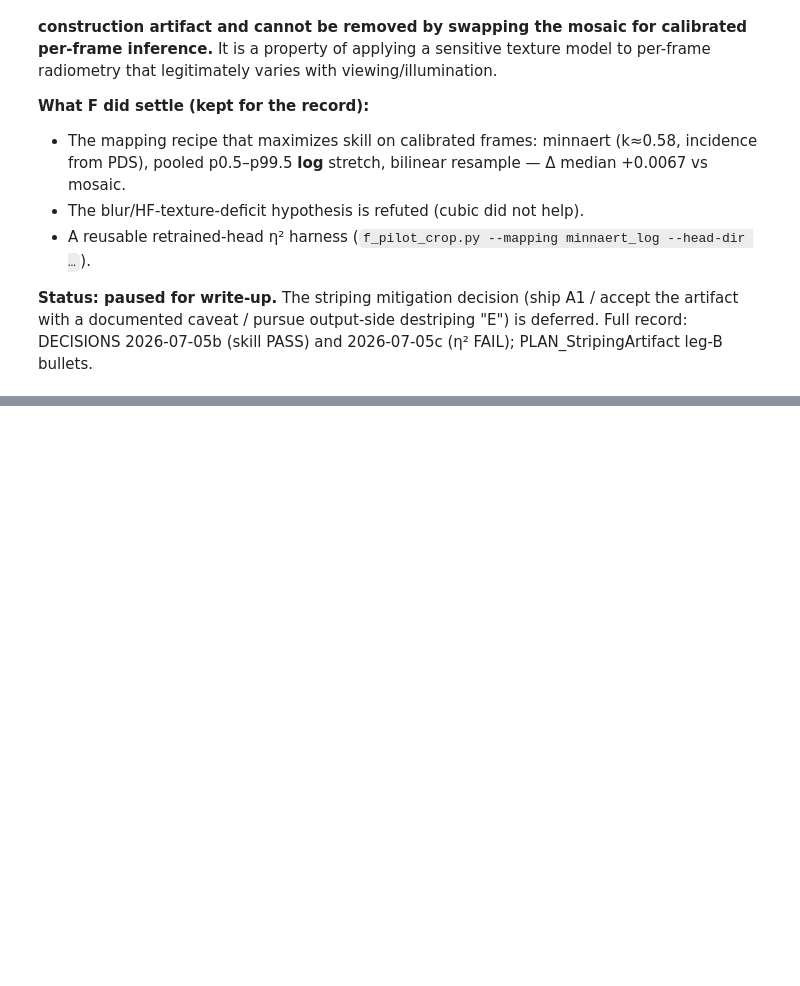
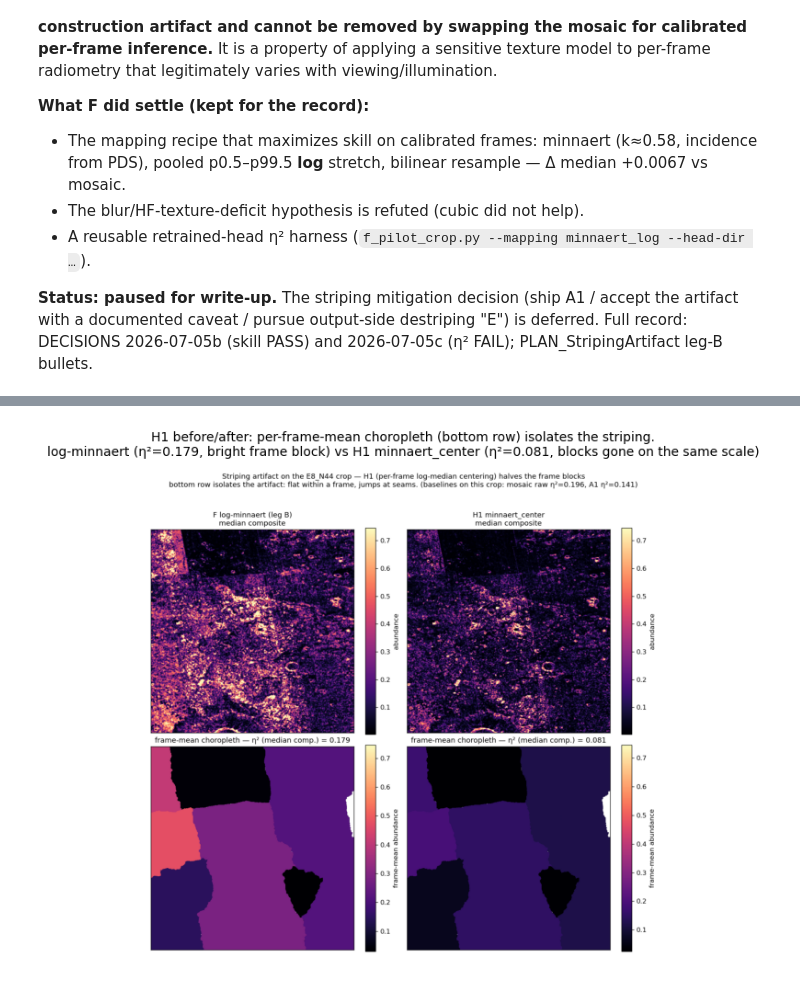
Before and after one commit to brianvamaro/hirise2ctx, a Jupyter notebook: notebooks/28_f_verdict.ipynb, the cells around one changed output, grey strips where cells are left out. Saved outputs shown, nothing was run; the diff lists cells and outputs as text; code cells hidden in the pictures; blank space fills up the shorter version.

```diff
--- a/notebooks/28_f_verdict.ipynb
+++ b/notebooks/28_f_verdict.ipynb
@@ -193,0 +240,9 @@ with a documented caveat / pursue output-side destriping "E") is deferred. Full
+# %%
+fig, ax = plt.subplots(figsize=(15, 7))
+ax.imshow(mpimg.imread(FIG / "f_h1_before_after_choropleth.png")); ax.axis("off")
+ax.set_title("H1 before/after: per-frame-mean choropleth (bottom row) isolates the striping.\n"
+             "log-minnaert (η²=0.179, bright frame block) vs H1 minnaert_center (η²=0.081, "
+             "blocks gone on the same scale)", fontsize=10)
+plt.show()
+# %% [output]
+[figure, added]
```
Also changed, not shown: parts of 3 cells of this notebook, 1 other file.
